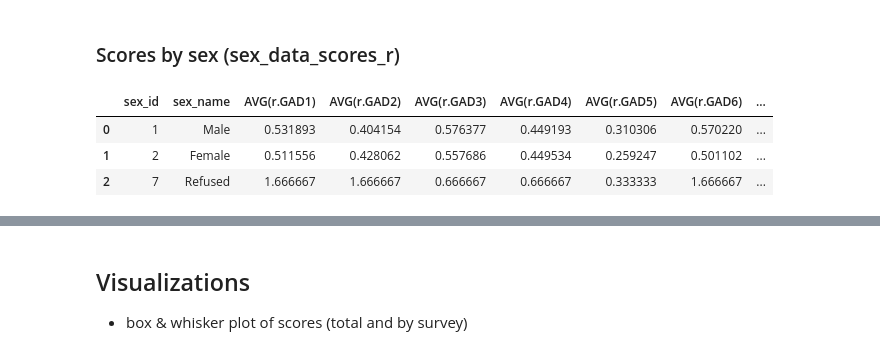
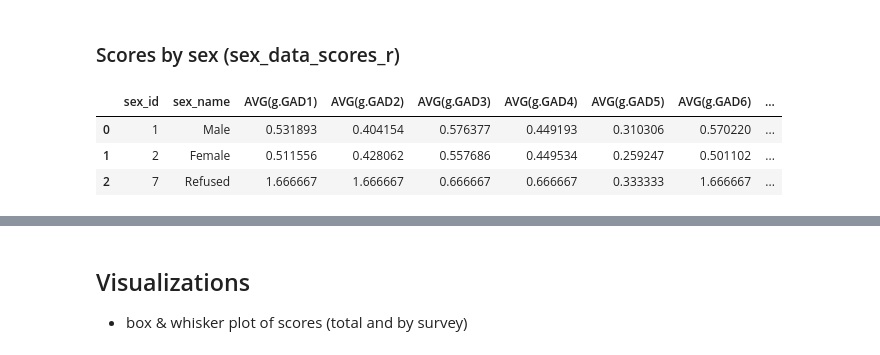
Before and after one commit to amallred/gaming-mental-health-analysis, a Jupyter notebook: notebooks/gad_eda.ipynb, the cells around one changed output, grey strips where cells are left out. Drawn from its saved outputs; the diff is of its cells as text; code cells hidden in the pictures.

```diff
--- a/notebooks/gad_eda.ipynb
+++ b/notebooks/gad_eda.ipynb
@@ -429,30 +370,31 @@ all_gamer_data_scores_r
 # %% [markdown]
 ### Scores by sex (sex_data_scores_r)
 # %%
+# Look into using this with the gad_eda_data
+
 sex_data_scores_q = """
 SELECT
-    p.sex_id,
+    g.sex_id,
     s.sex_name,
-    AVG(r.GAD1),
-    AVG(r.GAD2),
-    AVG(r.GAD3),
-    AVG(r.GAD4),
-    AVG(r.GAD5),
-    AVG(r.GAD6),
-    AVG(r.GAD7),
-    AVG(r.GAD_total),
-    AVG(r.GAD_cat),
-    count(p.sex_id) as total_participants
-FROM participant p
-JOIN GAD_response r on r.participant_id = p.participant_id
-JOIN sex s on s.sex_id = p.sex_id
-GROUP BY p.sex_id
+    AVG(g.GAD1),
+    AVG(g.GAD2),
+    AVG(g.GAD3),
+    AVG(g.GAD4),
+    AVG(g.GAD5),
+    AVG(g.GAD6),
+    AVG(g.GAD7),
+    AVG(g.GAD_total),
+    AVG(g.GAD_cat),
+    count(g.sex_id) as total_participants
+FROM gad_eda_data g
+JOIN sex s on s.sex_id = g.sex_id
+GROUP BY g.sex_id
 """
 
 sex_data_scores_r = pd.read_sql(sex_data_scores_q, conn)
 sex_data_scores_r
 # %% [output]
-|  | sex_id | sex_name | AVG(r.GAD1) | AVG(r.GAD2) | AVG(r.GAD3) | AVG(r.GAD4) | AVG(r.GAD5) | AVG(r.GAD6) | ... |
+|  | sex_id | sex_name | AVG(g.GAD1) | AVG(g.GAD2) | AVG(g.GAD3) | AVG(g.GAD4) | AVG(g.GAD5) | AVG(g.GAD6) | ... |
 | 0 | 1 | Male | 0.531893 | 0.404154 | 0.576377 | 0.449193 | 0.310306 | 0.570220 | ... |
 | 1 | 2 | Female | 0.511556 | 0.428062 | 0.557686 | 0.449534 | 0.259247 | 0.501102 | ... |
 | 2 | 7 | Refused | 1.666667 | 1.666667 | 0.666667 | 0.666667 | 0.333333 | 1.666667 | ... |
```
Also changed, not shown: parts of 41 cells of this notebook, 4 other files.
